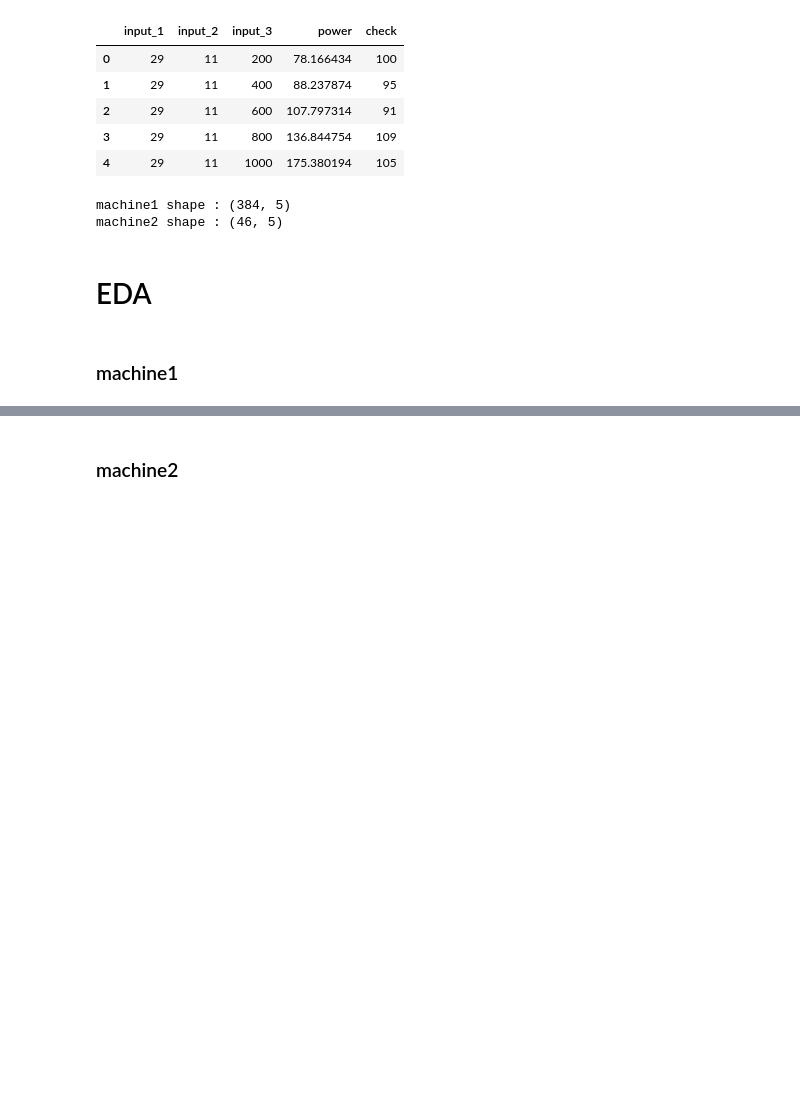
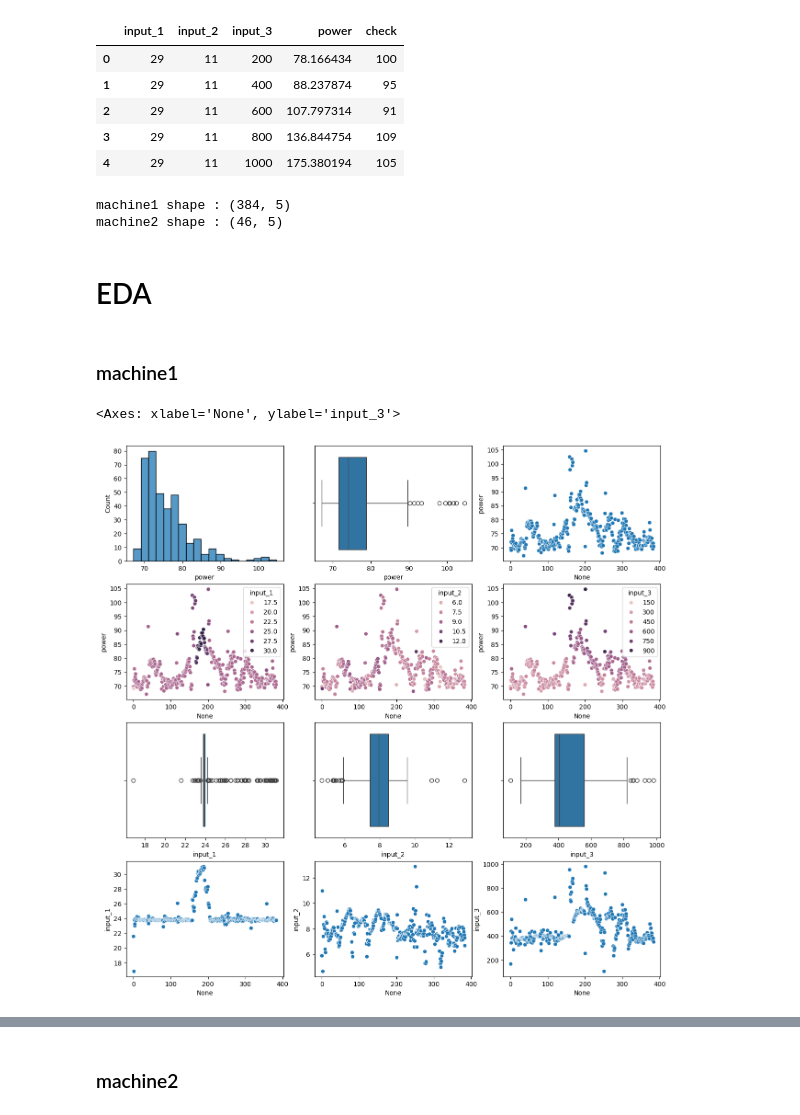
Before and after one commit to Zeeshan-99/Power_Optimization, a Jupyter notebook: Power_consumptions_Optimization.ipynb, the cells around one changed output, grey strips where cells are left out. Drawn from its saved outputs; the diff is of its cells as text; code cells hidden in the pictures; blank space fills up the shorter version.

```diff
--- a/Power_consumptions_Optimization.ipynb
+++ b/Power_consumptions_Optimization.ipynb
@@ -41,3 +42,23 @@ machine2 shape : (46, 5)
 # EDA
 # %% [markdown]
 ### machine1
+# %%
+fig, ax=plt.subplots(4,3, figsize=(15,15))
+sns.histplot(machine1_df, x='power', ax=ax[0,0])
+sns.boxplot(machine1_df, x='power',ax=ax[0,1])
+sns.scatterplot(machine1_df, x=machine1_df.index,y='power',ax=ax[0,2])
+sns.scatterplot(machine1_df, x=machine1_df.index,y='power',hue='input_1',ax=ax[1,0])
+sns.scatterplot(machine1_df, x=machine1_df.index,y='power',hue='input_2',ax=ax[1,1])
+sns.scatterplot(machine1_df, x=machine1_df.index,y='power',hue='input_3',ax=ax[1,2])
+
+
+sns.boxplot(machine1_df, x='input_1',ax=ax[2,0])
+sns.boxplot(machine1_df, x='input_2',ax=ax[2,1])
+sns.boxplot(machine1_df, x='input_3',ax=ax[2,2])
+
+sns.scatterplot(machine1_df, x=machine1_df.index,y='input_1',ax=ax[3,0])
+sns.scatterplot(machine1_df, x=machine1_df.index,y='input_2',ax=ax[3,1])
+sns.scatterplot(machine1_df, x=machine1_df.index,y='input_3',ax=ax[3,2])
+# %% [output]
+<Axes: xlabel='None', ylabel='input_3'>
+[figure, added]
```
Also changed, not shown: parts of 24 cells of this notebook.
